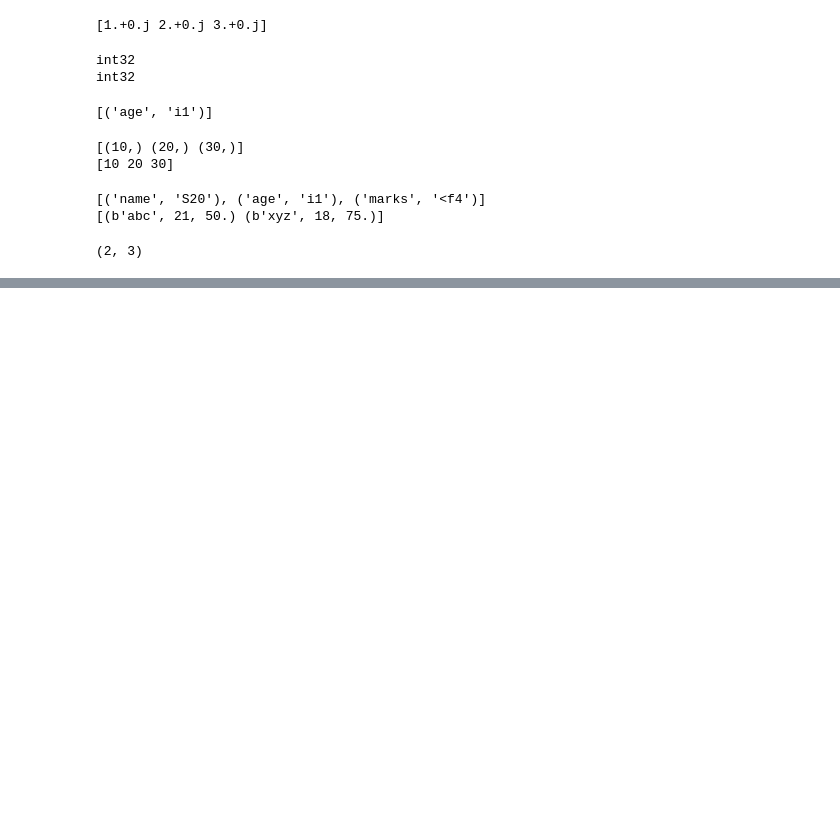
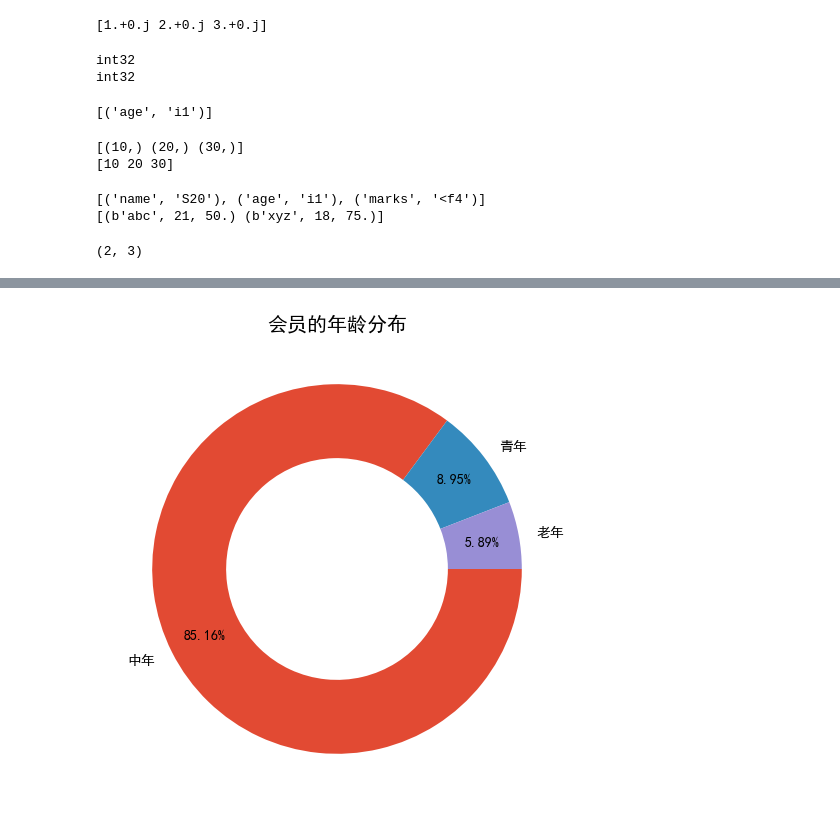
Before and after one commit to sherahchen123/Data-Analysis, a Jupyter notebook: 数据分析.ipynb, the cells around one changed output, grey strips where cells are left out. Drawn from its saved outputs; the diff is of its cells as text; code cells hidden in the pictures; blank space fills up the shorter version.

```diff
--- a/数据分析.ipynb
+++ b/数据分析.ipynb
@@ -125,0 +594,9 @@ SyntaxError: invalid syntax. Perhaps you forgot a comma? (647361457.py, line 1)
+# %%
+# 绘制各个年龄段的饼图
+plt.figure(figsize = (8, 6), dpi = 100)
+plt.pie(res.values, labels = ['中年', '青年', '老年'], autopct = '%.2f%%', pctdistance = 0.8,
+        counterclock = False, wedgeprops = {'width': 0.4})
+plt.title('会员的年龄分布')
+plt.savefig('./会员的年龄分布.png')
+# %% [output]
+[figure, added]
```
Also changed, not shown: parts of 88 cells of this notebook, 11 other files.
